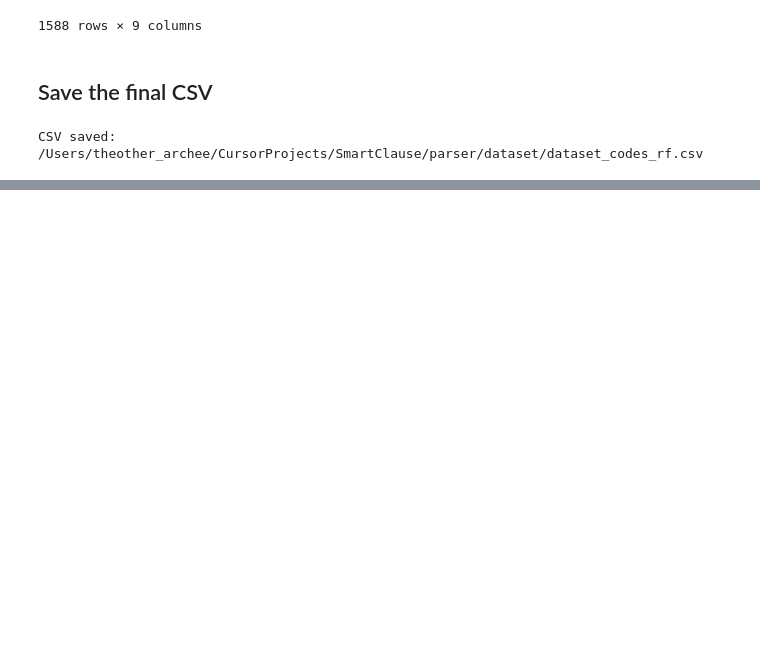
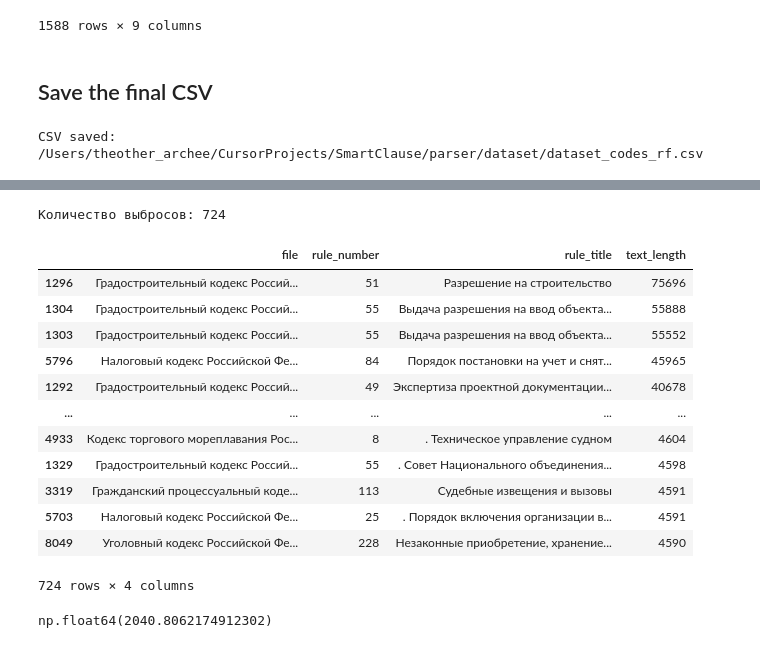
Before and after one commit to IU-Capstone-Project-2025/SmartClause, a Jupyter notebook: parser/parser.ipynb, the cells around one changed output, grey strips where cells are left out. Cells and saved outputs as stored; diff of their text form; code cells hidden in the pictures; blank space fills up the shorter version.

```diff
--- a/parser/parser.ipynb
+++ b/parser/parser.ipynb
@@ -346,0 +361,31 @@ CSV saved: /Users/theother_archee/CursorProjects/SmartClause/parser/dataset/data
+# %%
+Q1 = df['text_length'].quantile(0.25)
+Q3 = df['text_length'].quantile(0.75)
+IQR = Q3 - Q1
+
+lower_bound = Q1 - 1.5 * IQR
+upper_bound = Q3 + 1.5 * IQR
+
+outliers = df[(df['text_length'] < lower_bound) | (df['text_length'] > upper_bound)]
+
+print(f'Количество выбросов: {len(outliers)}')
+display(outliers[['file', 'rule_number', 'rule_title', 'text_length']].sort_values('text_length', ascending=False))
+# %% [output]
+Количество выбросов: 724
+|  | file | rule_number | rule_title | text_length |
+| 1296 | Градостроительный кодекс Россий... | 51 | Разрешение на строительство | 75696 |
+| 1304 | Градостроительный кодекс Россий... | 55 | Выдача разрешения на ввод объекта... | 55888 |
+| 1303 | Градостроительный кодекс Россий... | 55 | Выдача разрешения на ввод объекта... | 55552 |
+| 5796 | Налоговый кодекс Российской Фе... | 84 | Порядок постановки на учет и снят... | 45965 |
+| 1292 | Градостроительный кодекс Россий... | 49 | Экспертиза проектной документации... | 40678 |
+| ... | ... | ... | ... | ... |
+| 4933 | Кодекс торгового мореплавания Рос... | 8 | . Техническое управление судном | 4604 |
+| 1329 | Градостроительный кодекс Россий... | 55 | . Совет Национального объединения... | 4598 |
+| 3319 | Гражданский процессуальный коде... | 113 | Судебные извещения и вызовы | 4591 |
+| 5703 | Налоговый кодекс Российской Фе... | 25 | . Порядок включения организации в... | 4591 |
+| 8049 | Уголовный кодекс Российской Фе... | 228 | Незаконные приобретение, хранение... | 4590 |
+724 rows × 4 columns
+# %%
+df['text_length'].mean()
+# %% [output]
+np.float64(2040.8062174912302)
```
Also changed, not shown: parts of 4 cells of this notebook.
